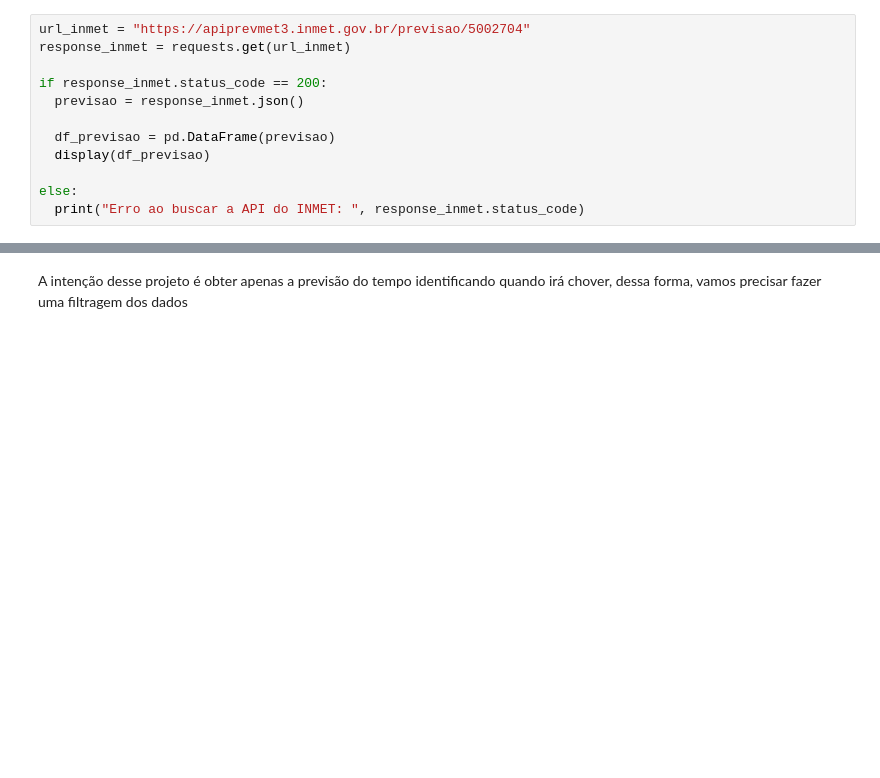
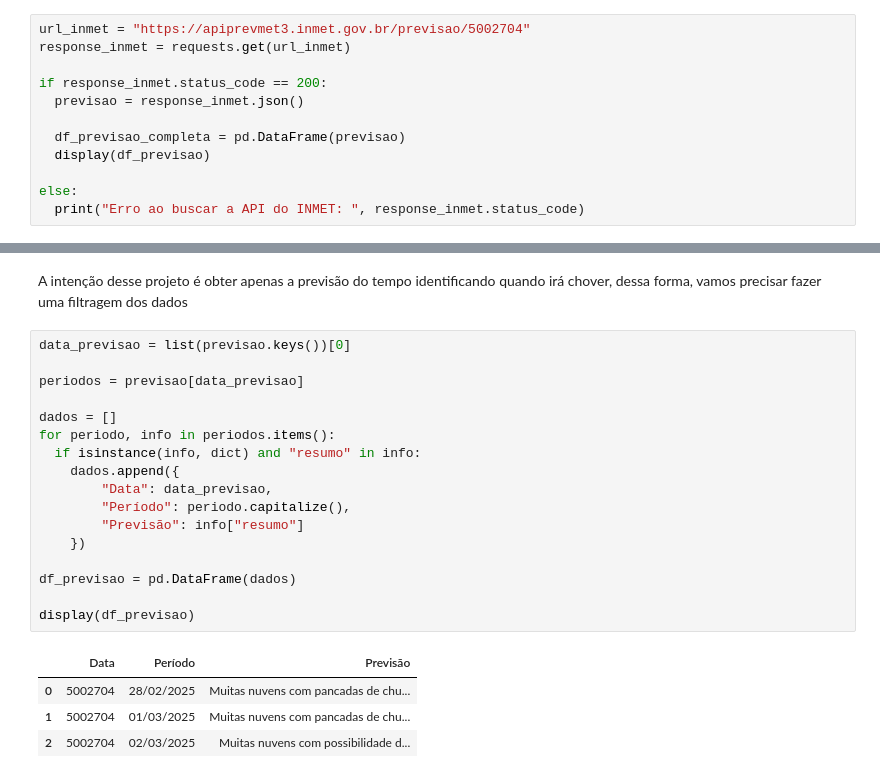
Before and after one commit to engbrunoconsultor/WeatherForecast, a Jupyter notebook: WeatherForecast.ipynb, the cells around one changed output, grey strips where cells are left out. Saved outputs shown, nothing was run; the diff lists cells and outputs as text; blank space fills up the shorter version.

Commit message:
Filtrando dados

```diff
--- a/WeatherForecast.ipynb
+++ b/WeatherForecast.ipynb
@@ -80,7 +80,7 @@ response_inmet = requests.get(url_inmet)
 if response_inmet.status_code == 200:
   previsao = response_inmet.json()
 
-  df_previsao = pd.DataFrame(previsao)
+  df_previsao_completa = pd.DataFrame(previsao)
   display(df_previsao)
 
 else:
@@ -88,2 +95,24 @@ else:
 # %% [markdown]
 A intenção desse projeto é obter apenas a previsão do tempo identificando quando irá chover, dessa forma, vamos precisar fazer uma filtragem dos dados
+# %%
+data_previsao = list(previsao.keys())[0]
+
+periodos = previsao[data_previsao]
+
+dados = []
+for periodo, info in periodos.items():
+  if isinstance(info, dict) and "resumo" in info:
+    dados.append({
+        "Data": data_previsao,
+        "Período": periodo.capitalize(),
+        "Previsão": info["resumo"]
+    })
+
+df_previsao = pd.DataFrame(dados)
+
+display(df_previsao)
+# %% [output]
+|  | Data | Período | Previsão |
+| 0 | 5002704 | 28/02/2025 | Muitas nuvens com pancadas de chu... |
+| 1 | 5002704 | 01/03/2025 | Muitas nuvens com pancadas de chu... |
+| 2 | 5002704 | 02/03/2025 | Muitas nuvens com possibilidade d... |
```
Also changed, not shown: parts of 1 cell of this notebook.
